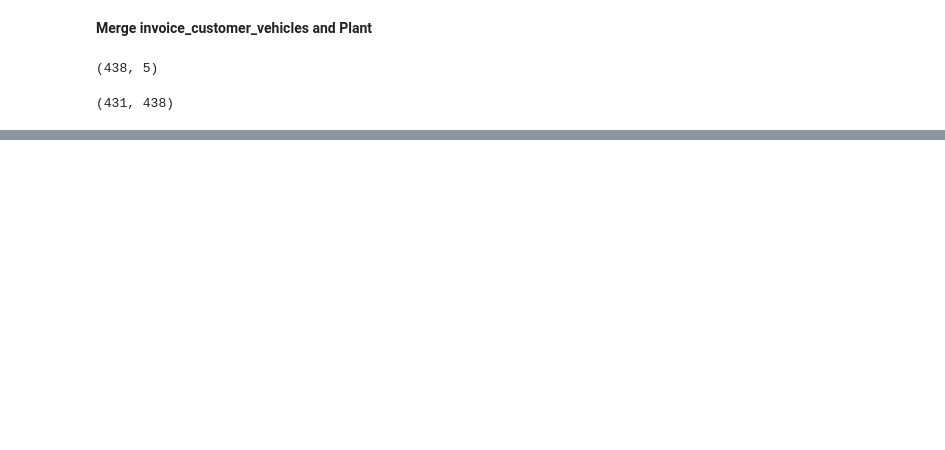
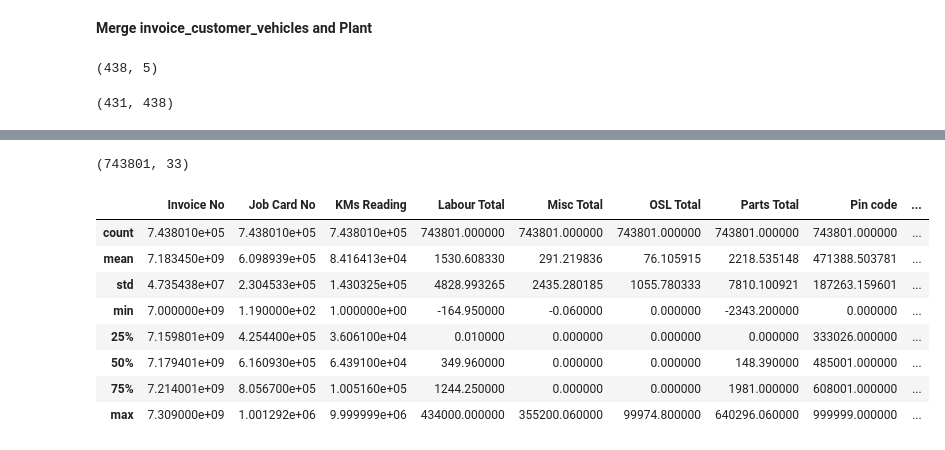
Before and after one commit to shailendrajain2892/GA_DSMP_5Jan2019, a Jupyter notebook: Capstone_Mahindra_First_Choice.ipynb, the cells around one changed output, grey strips where cells are left out. Drawn from its saved outputs; the diff is of its cells as text; code cells hidden in the pictures; blank space fills up the shorter version.

```diff
--- a/Capstone_Mahindra_First_Choice.ipynb
+++ b/Capstone_Mahindra_First_Choice.ipynb
@@ -92,7 +92,7 @@ Date of Birth       541894
 Death date          554675
 dtype: int64
 # %%
-customer = customer_full_data.drop(columns = ['Marital Status', 'Occupation', 'Date of Birth', 'Death date'])
+customer = customer_full_data.drop(columns = ['Marital Status', 'Occupation', 'Date of Birth', 'Death date', 'Business Partner'])
 # %%
 customer.dtypes
 # %% [output]
@@ -413,7 +410,7 @@ len(invoice_customer_vehicles.Plant.unique()), len(plant.Plant.unique())
 # %% [output]
 (431, 438)
 # %%
-invoice_customer_vehicles_plant = pd.merge(invoice_customer_vehicles, plant, on='Plant', how='left')
+invoice_customer_vehicles_plant = pd.merge(invoice_customer_vehicles, plant, on='Plant')
 # %%
 invoice_customer_vehicles_plant.shape
 # %% [output]
@@ -420,0 +449,16 @@ invoice_customer_vehicles_plant.shape
+# %%
+invoice_customer_vehicles_plant.shape
+# %% [output]
+(743801, 33)
+# %%
+invoice_customer_vehicles_plant.describe()
+# %% [output]
+|  | Invoice No | Job Card No | KMs Reading | Labour Total | Misc Total | OSL Total | Parts Total | Pin code | ... |
+| count | 7.438010e+05 | 7.438010e+05 | 7.438010e+05 | 743801.000000 | 743801.000000 | 743801.000000 | 743801.000000 | 743801.000000 | ... |
+| mean | 7.183450e+09 | 6.098939e+05 | 8.416413e+04 | 1530.608330 | 291.219836 | 76.105915 | 2218.535148 | 471388.503781 | ... |
+| std | 4.735438e+07 | 2.304533e+05 | 1.430325e+05 | 4828.993265 | 2435.280185 | 1055.780333 | 7810.100921 | 187263.159601 | ... |
+| min | 7.000000e+09 | 1.190000e+02 | 1.000000e+00 | -164.950000 | -0.060000 | 0.000000 | -2343.200000 | 0.000000 | ... |
+| 25% | 7.159801e+09 | 4.254400e+05 | 3.606100e+04 | 0.010000 | 0.000000 | 0.000000 | 0.000000 | 333026.000000 | ... |
+| 50% | 7.179401e+09 | 6.160930e+05 | 6.439100e+04 | 349.960000 | 0.000000 | 0.000000 | 148.390000 | 485001.000000 | ... |
+| 75% | 7.214001e+09 | 8.056700e+05 | 1.005160e+05 | 1244.250000 | 0.000000 | 0.000000 | 1981.000000 | 608001.000000 | ... |
+| max | 7.309000e+09 | 1.001292e+06 | 9.999999e+06 | 434000.000000 | 355200.060000 | 99974.800000 | 640296.060000 | 999999.000000 | ... |
```
Also changed, not shown: parts of 45 cells of this notebook.
